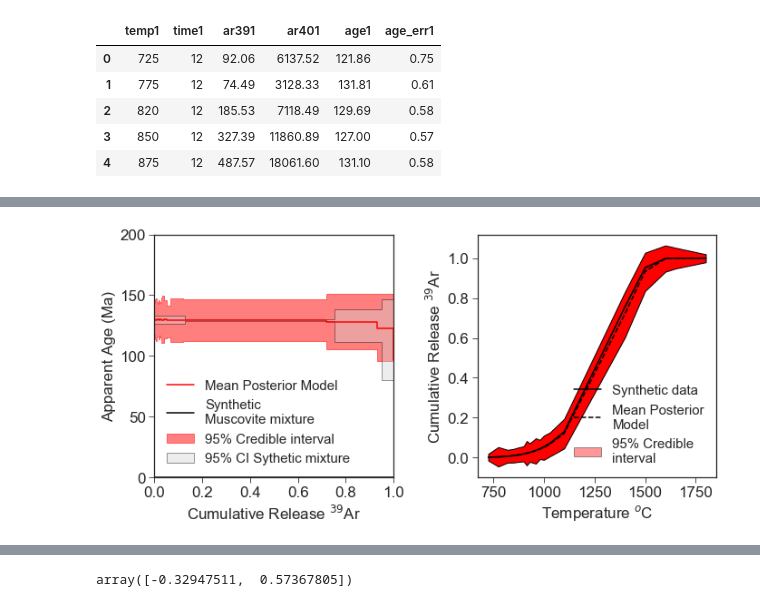
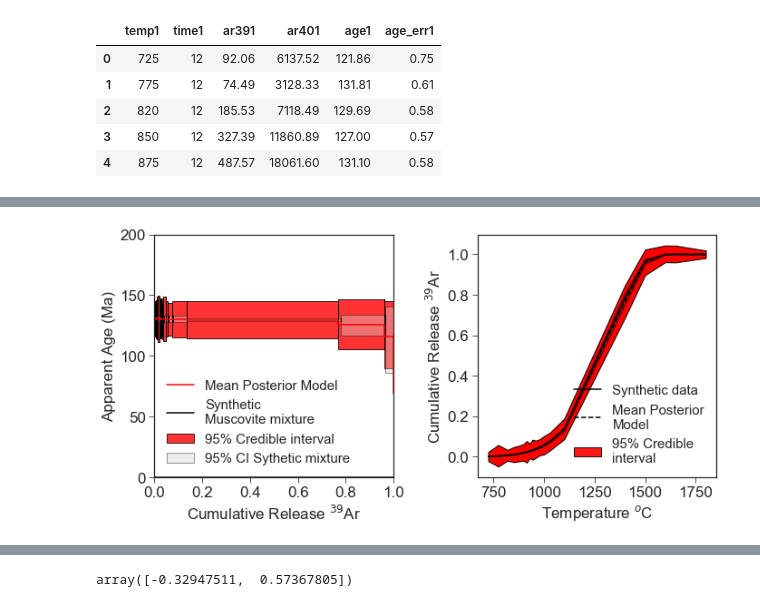
Before and after one commit to jackcarter9/Bayesian-multi-component-40Ar-39Ar-dating, a Jupyter notebook: Code/Muscovite Test Model/Muscovite test case.ipynb, the cells around one changed output, grey strips where cells are left out. Saved outputs shown, nothing was run; the diff lists cells and outputs as text; code cells hidden in the pictures.

```diff
--- a/Code/Muscovite Test Model/Muscovite test case.ipynb
+++ b/Code/Muscovite Test Model/Muscovite test case.ipynb
@@ -477,9 +479,9 @@ ax[0].plot(ppc_frel_plot, age_post_plot,
 
 
 ax[0].fill_between(ppc_frel_plot, age_low_plot,
-                  age_high_plot, color = 'r',
+                  age_high_plot, facecolor = 'r',
                   step = 'pre',
-                  alpha = 0.5,
+                  alpha = 0.8,
                   edgecolor = 'k',
                   label = '95% Credible interval')
 
@@ -498,37 +500,46 @@ ax[0].plot(frel_plot, age_plot/1e6,
         label = 'Synthetic\nMuscovite mixture',
         color = 'k',
           drawstyle = 'steps')
+
 ax[0].fill_between(frel_plot, age_low, age_high,
                 facecolor = 'lightgrey',
                 edgecolor = 'k',
                 step = 'pre',
                 label = '95% CI Sythetic mixture',
                   alpha = 0.4)
 ax[0].legend(fontsize = (15))
 
 
 ax[1].plot(temp-273.15, frel.mean(axis = 0),
           color = 'k',
           label = 'Synthetic data')
 ax[1].plot(temp-273.15, ppc_frel,
           color = 'k', ls =  '--',
           label = 'Mean Posterior\nModel')
 ax[1].fill_between(temp-273.15, frel_low, frel_high,
                   facecolor = 'r',
                   edgecolor = 'k',
-                  alpha = 0.4,
+                  alpha = 0.9,
                   label = '95% Credible\ninterval')
+for i in range(len(temp)):
+    ax[0].vlines(ppc_frel_plot, age_low_plot,
+                  age_high_plot,
+                color = 'k',
+                lw = 1)
+    ax[0].vlines(frel_plot, age_low, age_high,
+                color = 'k',
+                lw = 1)
 
 ax[0].set_ylabel('Apparent Age (Ma)')
 ax[0].set_xlabel('Cumulative Release $^{39}$Ar')
 ax[0].set_ylim(0, 200)
 ax[0].set_xlim(0,1)
 ax[1].legend(fontsize =15)
 
 plt.tight_layout()
 plt.savefig('Muscovite_test_case_model_out.pdf')
 # %% [output]
-[figure, old version]
+[figure, new version]
 # %%
 trace['age1'][-10000:].mean(axis = 0)
 # %% [output]
```
Also changed, not shown: parts of 14 cells of this notebook.
